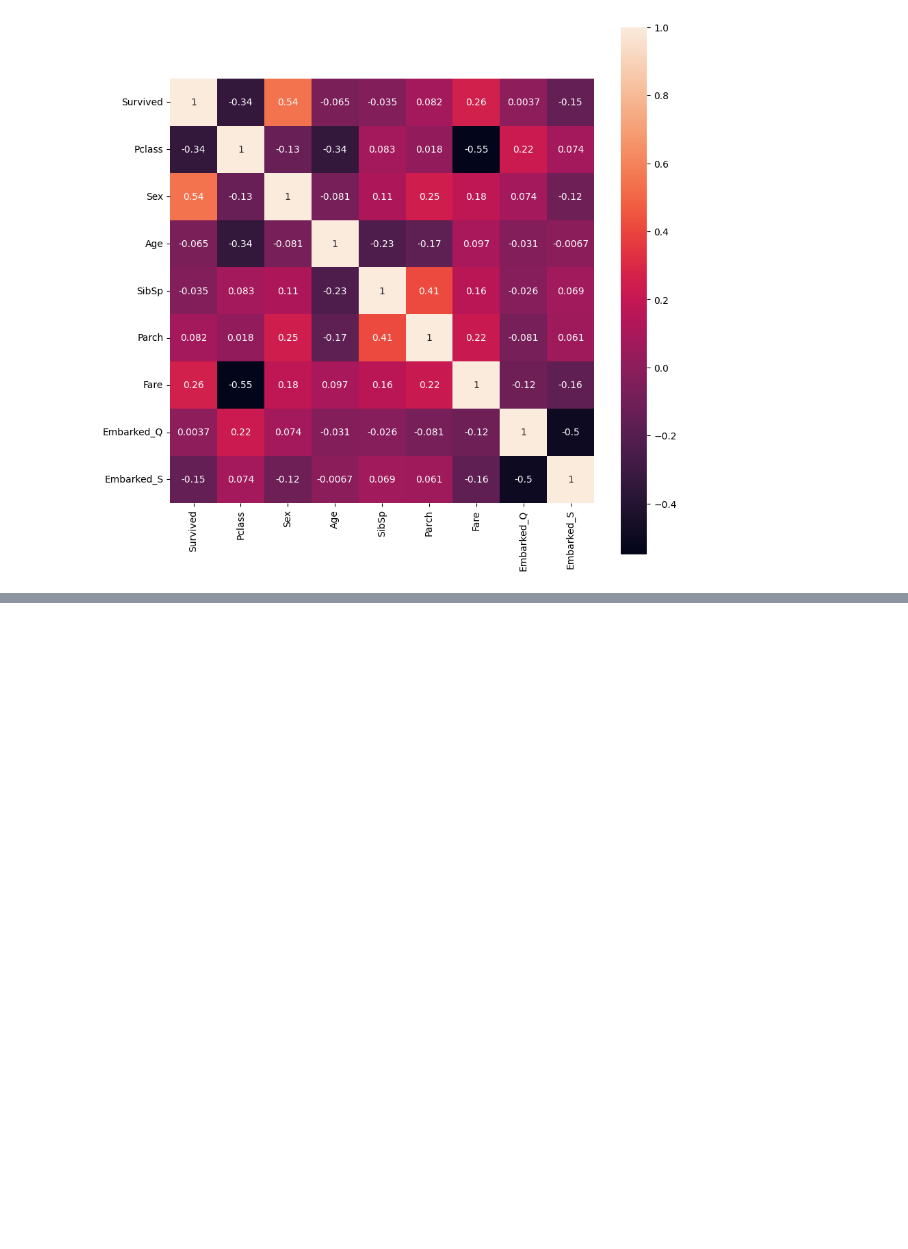
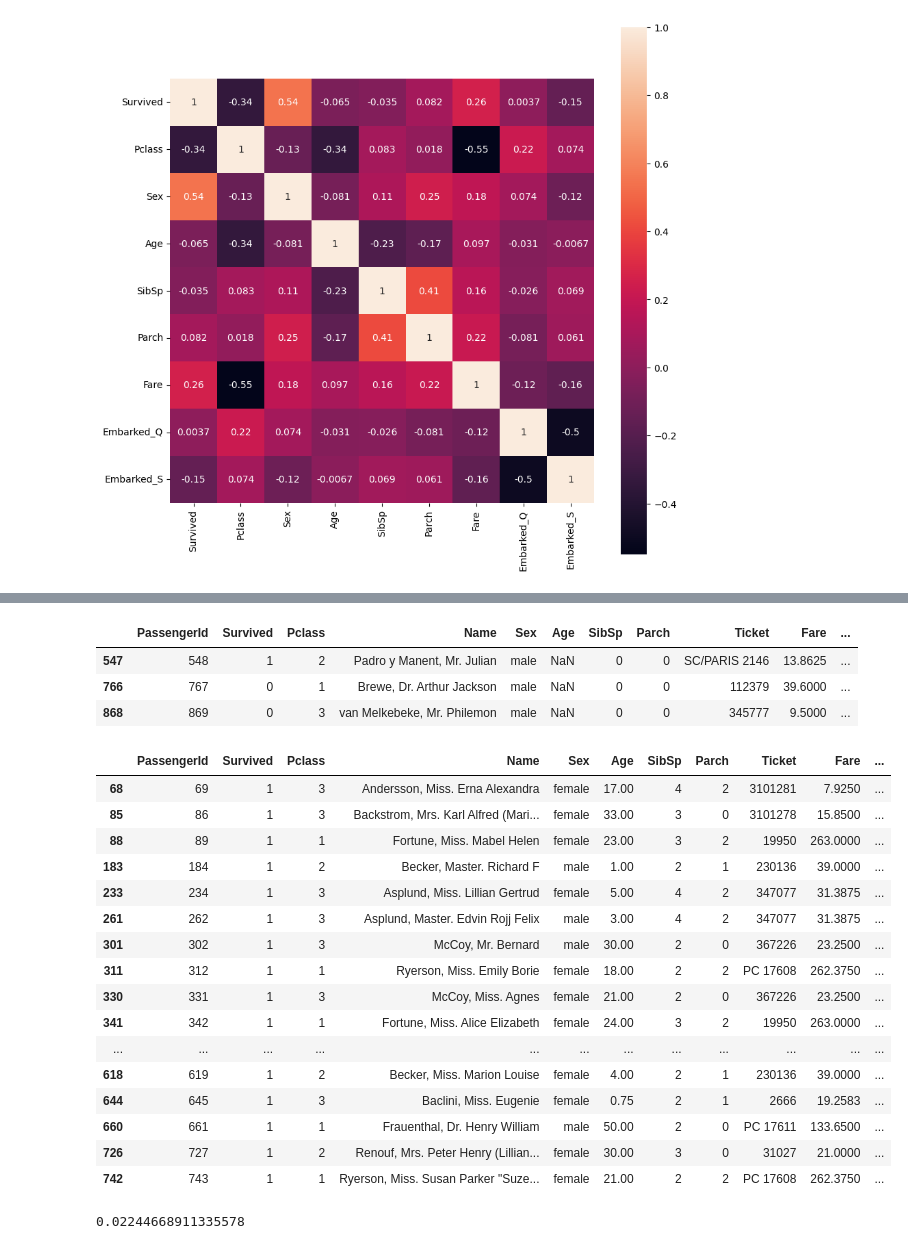
Before and after one commit to Filibonus/Titanic, a Jupyter notebook: titanic.ipynb, the cells around one changed output, grey strips where cells are left out. Cells and saved outputs as stored; diff of their text form; code cells hidden in the pictures; blank space fills up the shorter version.

```diff
--- a/titanic.ipynb
+++ b/titanic.ipynb
@@ -163,0 +238,3 @@ sns.heatmap(bl_df.corr(), square=True, annot=True)
+# %%
+df_pr['Title'] = df_pr.Name.apply(lambda x : x.replace(',', '').split()[1])
+df_pr['Surname'] = df_pr.Name.apply(lambda x : x.replace(',', '').split()[0])
@@ -163,0 +252,12 @@ sns.heatmap(bl_df.corr(), square=True, annot=True)
+# %%
+median_ages = {
+    'Mr.' : df_pr.loc[df_pr.Title == 'Mr.'].Age.median(),
+    'Miss.' : df_pr.loc[df_pr.Title == 'Miss.'].Age.median(),
+    'Mrs.' : df_pr.loc[df_pr.Title == 'Mrs.'].Age.median(),
+    'Master.' : df_pr.loc[df_pr.Title == 'Master.'].Age.median()
+}
+# %%
+for title, median in median_ages.items():
+  cond1 = df_pr['Age'].isna()
+  cond2 = df_pr['Title'] == title
+  df_pr.loc[cond1 & cond2, 'Age'] = median
@@ -163,0 +282,34 @@ sns.heatmap(bl_df.corr(), square=True, annot=True)
+# %%
+df_pr.loc[df_pr.Age.isna()]
+# %% [output]
+|  | PassengerId | Survived | Pclass | Name | Sex | Age | SibSp | Parch | Ticket | Fare | ... |
+| 547 | 548 | 1 | 2 | Padro y Manent, Mr. Julian | male | NaN | 0 | 0 | SC/PARIS 2146 | 13.8625 | ... |
+| 766 | 767 | 0 | 1 | Brewe, Dr. Arthur Jackson | male | NaN | 0 | 0 | 112379 | 39.6000 | ... |
+| 868 | 869 | 0 | 3 | van Melkebeke, Mr. Philemon | male | NaN | 0 | 0 | 345777 | 9.5000 | ... |
+# %%
+df_pr.Age.fillna(df_pr.loc[df_pr.Sex == 'male'].Age.median(), inplace=True)
+# %%
+# df_pr.groupby(['Surname']).sum().SibSp.apply(lambda x : x > 1)
+df_pr.loc[(df_pr.SibSp > 1) & (df_pr.Survived == 1)]
+# %% [output]
+|  | PassengerId | Survived | Pclass | Name | Sex | Age | SibSp | Parch | Ticket | Fare | ... |
+| 68 | 69 | 1 | 3 | Andersson, Miss. Erna Alexandra | female | 17.00 | 4 | 2 | 3101281 | 7.9250 | ... |
+| 85 | 86 | 1 | 3 | Backstrom, Mrs. Karl Alfred (Mari... | female | 33.00 | 3 | 0 | 3101278 | 15.8500 | ... |
+| 88 | 89 | 1 | 1 | Fortune, Miss. Mabel Helen | female | 23.00 | 3 | 2 | 19950 | 263.0000 | ... |
+| 183 | 184 | 1 | 2 | Becker, Master. Richard F | male | 1.00 | 2 | 1 | 230136 | 39.0000 | ... |
+| 233 | 234 | 1 | 3 | Asplund, Miss. Lillian Gertrud | female | 5.00 | 4 | 2 | 347077 | 31.3875 | ... |
+| 261 | 262 | 1 | 3 | Asplund, Master. Edvin Rojj Felix | male | 3.00 | 4 | 2 | 347077 | 31.3875 | ... |
+| 301 | 302 | 1 | 3 | McCoy, Mr. Bernard | male | 30.00 | 2 | 0 | 367226 | 23.2500 | ... |
+| 311 | 312 | 1 | 1 | Ryerson, Miss. Emily Borie | female | 18.00 | 2 | 2 | PC 17608 | 262.3750 | ... |
+| 330 | 331 | 1 | 3 | McCoy, Miss. Agnes | female | 21.00 | 2 | 0 | 367226 | 23.2500 | ... |
+| 341 | 342 | 1 | 1 | Fortune, Miss. Alice Elizabeth | female | 24.00 | 3 | 2 | 19950 | 263.0000 | ... |
+| ... | ... | ... | ... | ... | ... | ... | ... | ... | ... | ... | ... |
+| 618 | 619 | 1 | 2 | Becker, Miss. Marion Louise | female | 4.00 | 2 | 1 | 230136 | 39.0000 | ... |
+| 644 | 645 | 1 | 3 | Baclini, Miss. Eugenie | female | 0.75 | 2 | 1 | 2666 | 19.2583 | ... |
+| 660 | 661 | 1 | 1 | Frauenthal, Dr. Henry William | male | 50.00 | 2 | 0 | PC 17611 | 133.6500 | ... |
+| 726 | 727 | 1 | 2 | Renouf, Mrs. Peter Henry (Lillian... | female | 30.00 | 3 | 0 | 31027 | 21.0000 | ... |
+| 742 | 743 | 1 | 1 | Ryerson, Miss. Susan Parker "Suze... | female | 21.00 | 2 | 2 | PC 17608 | 262.3750 | ... |
+# %%
+df_pr.loc[(df_pr.SibSp > 1) & (df_pr.Survived == 1)].shape[0] / df_pr.shape[0]
+# %% [output]
+0.02244668911335578
```
Also changed, not shown: parts of 19 cells of this notebook.
